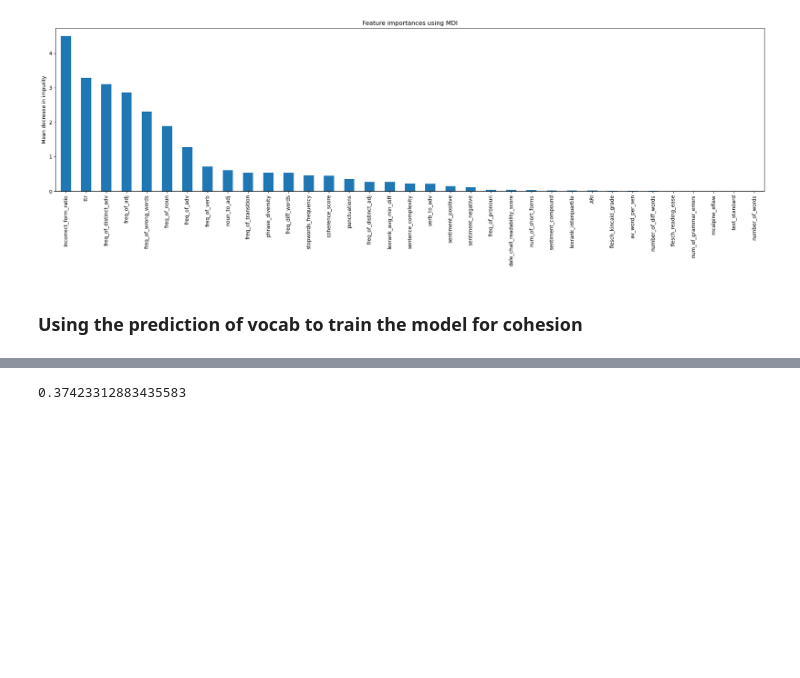
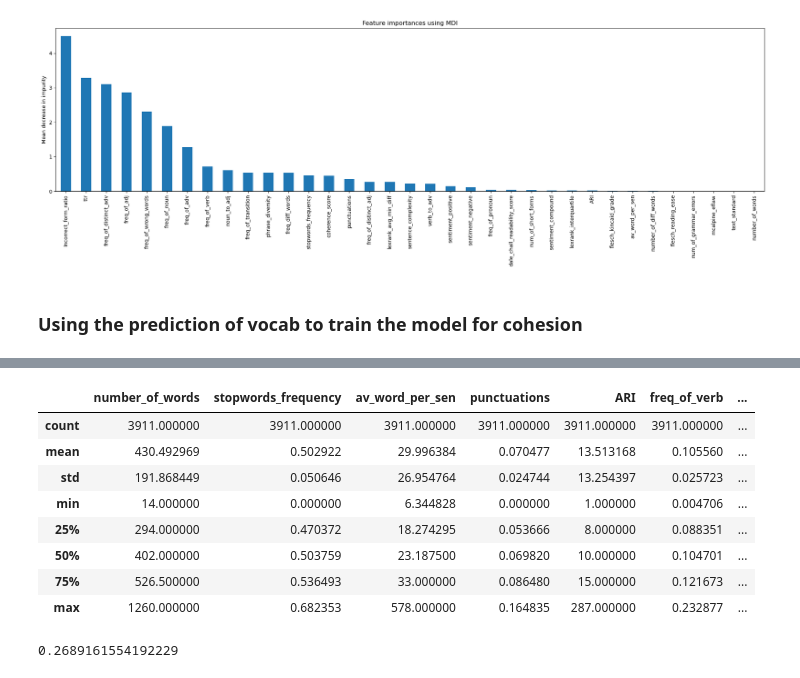
Before and after one commit to Lokki-ki-ki/Text_Marker, a Jupyter notebook: linear-and-prediction-as-feature.ipynb, the cells around one changed output, grey strips where cells are left out. Drawn from its saved outputs; the diff is of its cells as text; code cells hidden in the pictures; blank space fills up the shorter version.

```diff
--- a/linear-and-prediction-as-feature.ipynb
+++ b/linear-and-prediction-as-feature.ipynb
@@ -93,7 +112,7 @@ fig.tight_layout()
 # %% [markdown]
 ### Using the prediction of vocab to train the model for cohesion
 # %%
-new_feature = lr.predict(X)
+new_feature = result(lr.predict(X))
 vocab = pd.Series(new_feature)
 features = X.loc[:]
 features["vocab"] = vocab
@@ -100,15 +123,30 @@ features["vocab"] = vocab
 # %%
 target = y = df["cohesion"]
 X_train2, X_test2, y_train2, y_test2 = train_test_split(features, target, test_size=1/4)
+# %%
+features.describe()
+# %% [output]
+|  | number_of_words | stopwords_frequency | av_word_per_sen | punctuations | ARI | freq_of_verb | ... |
+| count | 3911.000000 | 3911.000000 | 3911.000000 | 3911.000000 | 3911.000000 | 3911.000000 | ... |
+| mean | 430.492969 | 0.502922 | 29.996384 | 0.070477 | 13.513168 | 0.105560 | ... |
+| std | 191.868449 | 0.050646 | 26.954764 | 0.024744 | 13.254397 | 0.025723 | ... |
+| min | 14.000000 | 0.000000 | 6.344828 | 0.000000 | 1.000000 | 0.004706 | ... |
+| 25% | 294.000000 | 0.470372 | 18.274295 | 0.053666 | 8.000000 | 0.088351 | ... |
+| 50% | 402.000000 | 0.503759 | 23.187500 | 0.069820 | 10.000000 | 0.104701 | ... |
+| 75% | 526.500000 | 0.536493 | 33.000000 | 0.086480 | 15.000000 | 0.121673 | ... |
+| max | 1260.000000 | 0.682353 | 578.000000 | 0.164835 | 287.000000 | 0.232877 | ... |
 # %%
 new_lr = LinearRegression()
 new_lr.fit(X_train2, y_train2)
-prediction2 = new_lr.predict(X_test2)
+prediction2 = new_lr.predict(X_train2)
 # make prediction to the nearest 0.5 level
 adj_prediction2 = result(prediction2)
-score(adj_prediction2, y_test2)
+# accuracy_range(y_test2, prediction2)
+accuracy(adj_prediction2, y_test2)
+# # lr.score(X_test, y_test)
+# error_rate(y_test2, adj_prediction2)
 # %% [output]
-0.37423312883435583
+0.2689161554192229
 # %%
 pickle.dump(new_lr, open('lr_cohesion.sav', 'wb'))
 # %%
```
Also changed, not shown: parts of 4 cells of this notebook, 4 other files.
